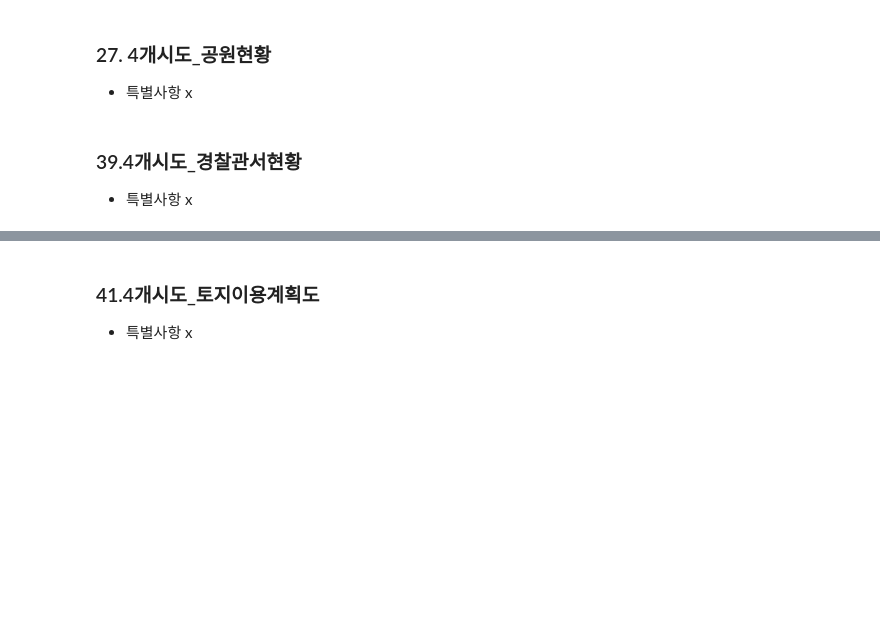
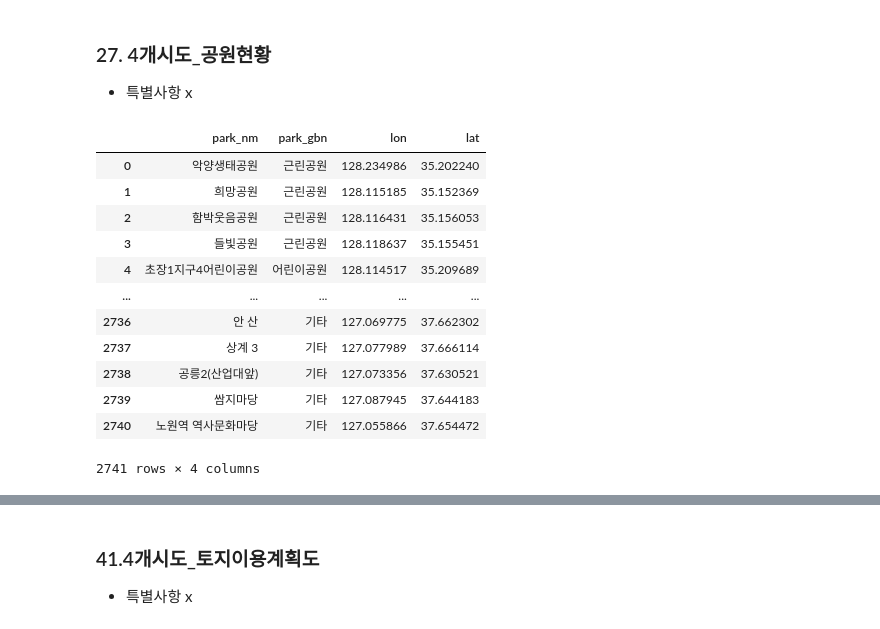
Before and after one commit to yxbxn/COMPAS2021-Suwon, a Jupyter notebook: EDA/전처리/전처리_나연.ipynb, the cells around one changed output, grey strips where cells are left out. Cells and saved outputs as stored; diff of their text form; code cells hidden in the pictures; blank space fills up the shorter version.

```diff
--- a/EDA/전처리/전처리_나연.ipynb
+++ b/EDA/전처리/전처리_나연.ipynb
@@ -266,6 +302,19 @@ others_fire.to_csv('38.4개시도_화재발생통계.csv', index=False)
 # %% [markdown]
 ### 27. 4개시도_공원현황
 - 특별사항 x
-# %% [markdown]
-### 39.4개시도_경찰관서현황
-- 특별사항 x
+# %%
+others_park
+# %% [output]
+|  | park_nm | park_gbn | lon | lat |
+| 0 | 악양생태공원 | 근린공원 | 128.234986 | 35.202240 |
+| 1 | 희망공원 | 근린공원 | 128.115185 | 35.152369 |
+| 2 | 함박웃음공원 | 근린공원 | 128.116431 | 35.156053 |
+| 3 | 들빛공원 | 근린공원 | 128.118637 | 35.155451 |
+| 4 | 초장1지구4어린이공원 | 어린이공원 | 128.114517 | 35.209689 |
+| ... | ... | ... | ... | ... |
+| 2736 | 안 산 | 기타 | 127.069775 | 37.662302 |
+| 2737 | 상계 3 | 기타 | 127.077989 | 37.666114 |
+| 2738 | 공릉2(산업대앞) | 기타 | 127.073356 | 37.630521 |
+| 2739 | 쌈지마당 | 기타 | 127.087945 | 37.644183 |
+| 2740 | 노원역 역사문화마당 | 기타 | 127.055866 | 37.654472 |
+2741 rows × 4 columns
```
Also changed, not shown: parts of 20 cells of this notebook, 1 other file.
